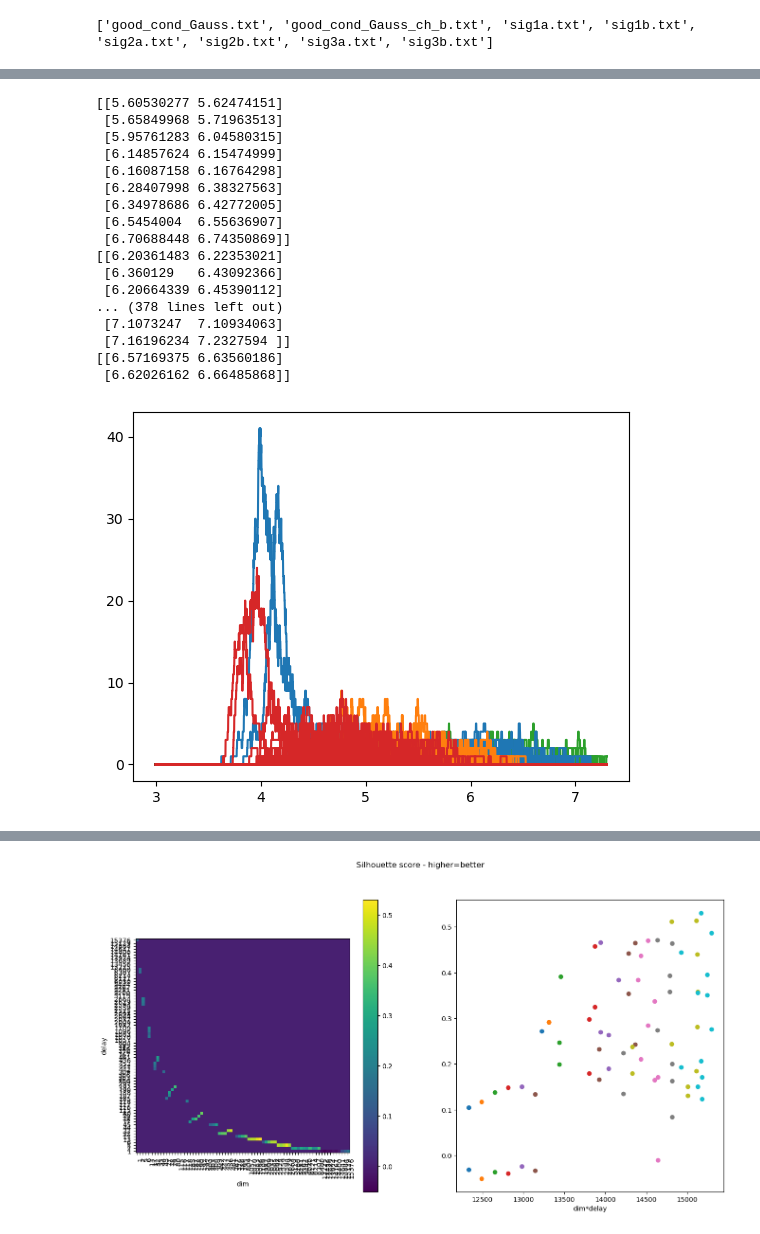
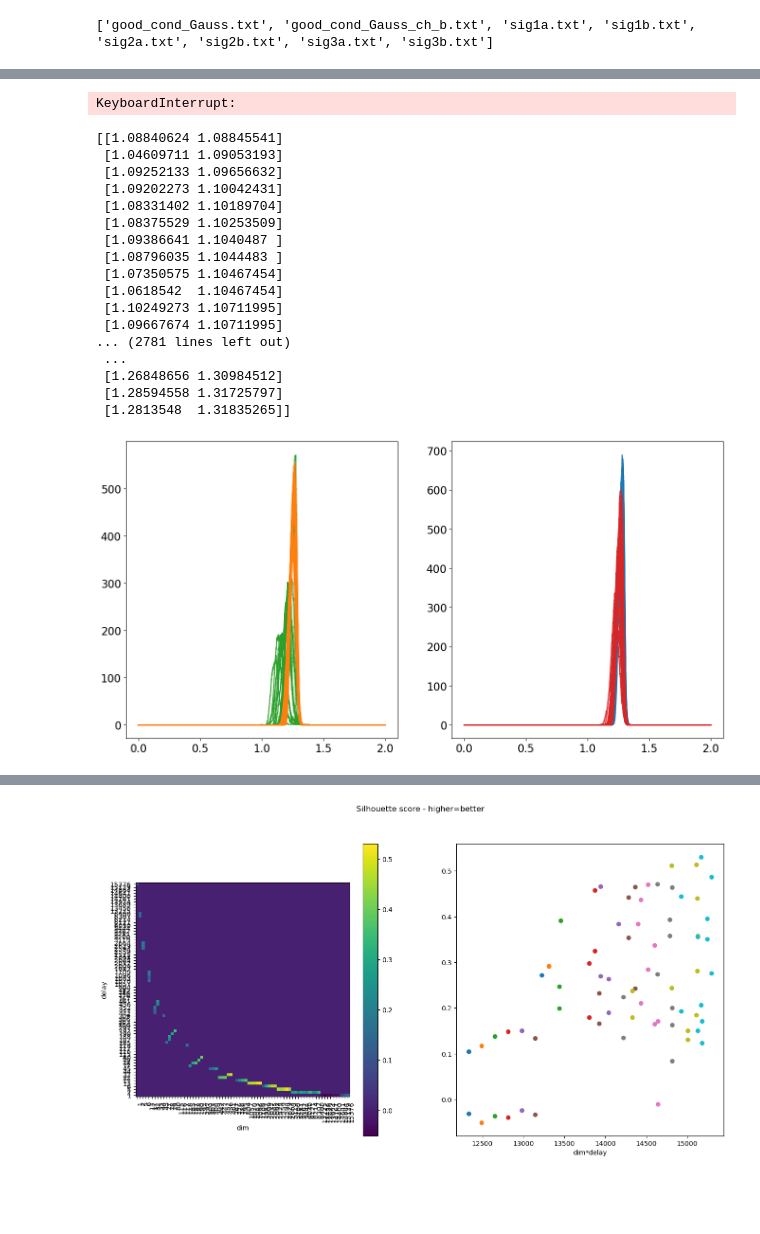
Before and after one commit to nihell/SignalProcessing, a Jupyter notebook: crusher_data.ipynb, the cells around one changed output, grey strips where cells are left out. Saved outputs shown, nothing was run; the diff lists cells and outputs as text; code cells hidden in the pictures; blank space fills up the shorter version.

```diff
--- a/crusher_data.ipynb
+++ b/crusher_data.ipynb
@@ -50,3 +58,9 @@ plt.show()
+# %%
+from gtda.time_series import takens_embedding_optimal_parameters
+tau, dim = takens_embedding_optimal_parameters(signal_list[4],100,100, n_jobs = -1)
+print(tau,dim)
+# %% [output]
+KeyboardInterrupt:
 # %%
 def compute_diagram(data, dim, delay, skip, normalize = True, weighted = True, point_cloud_size = 100):
     tde = TimeDelayEmbedding(dim = dim, delay=delay, skip=skip)
@@ -77,10 +91,10 @@ def compute_diagram(data, dim, delay, skip, normalize = True, weighted = True, p
     pd = st.persistence_intervals_in_dimension(1)
     return pd
 # %%
-n_samples = 30
+n_samples = 10
 norms = np.zeros((len(signal_list),n_samples))
-start = 3
-end = 7.3
+start = 0
+end = 2
 grid = np.linspace(start,end,10000)
 bc = BettiCurve(predefined_grid=grid)
 betti_curves = np.zeros((len(signal_list),n_samples,10000))
@@ -89,9 +103,9 @@ betti_curves = np.zeros((len(signal_list),n_samples,10000))
 
 
 for j in tqdm(range(0,len(signal_list))):
-    scaling_factor =(j+2)*0.5
-    dim = 34#int(90*(1/(scaling_factor)))
-    delay = 463#int(120*(1/(scaling_factor)**2))#int(90*scaling_factor)
+    #scaling_factor =(j+2)*0.5
+    dim = 96#29#105#95#55#132#66#432#int(90*(1/(scaling_factor)))
+    delay = 98#40#97#98#880#50#100#63#452#int(120*(1/(scaling_factor)**2))#int(90*scaling_factor)
 
     #print("Speed {}, dim = {}, delay = {}".format(speeds[j],dim,delay))
 
@@ -99,7 +113,7 @@ for j in tqdm(range(0,len(signal_list))):
     samples = np.array_split(signal_list[j],n_samples)
 
     for k in range(0,len(samples)):
-        pd = compute_diagram(samples[k], dim, delay, skip, point_cloud_size = 100)
+        pd = compute_diagram(samples[k], dim, delay, skip, normalize = True, weighted = False, point_cloud_size = 100)
         if j == 0 or j == 1:
             print(pd)
         #bc = np.array(compute_bc_from_ts(samples[k], dim, delay, skip))
@@ -110,29 +124,32 @@ for j in tqdm(range(0,len(signal_list))):
 
         norms[j,k] = norm
 # %% [output]
-[[5.60530277 5.62474151]
- [5.65849968 5.71963513]
- [5.95761283 6.04580315]
- [6.14857624 6.15474999]
- [6.16087158 6.16764298]
- [6.28407998 6.38327563]
- [6.34978686 6.42772005]
- [6.5454004  6.55636907]
- [6.70688448 6.74350869]]
-[[6.20361483 6.22353021]
- [6.360129   6.43092366]
- [6.20664339 6.45390112]
-... (378 lines left out)
- [7.1073247  7.10934063]
- [7.16196234 7.2327594 ]]
-[[6.57169375 6.63560186]
- [6.62026162 6.66485868]]
+[[1.08840624 1.08845541]
+ [1.04609711 1.09053193]
+ [1.09252133 1.09656632]
+ [1.09202273 1.10042431]
+ [1.08331402 1.10189704]
+ [1.08375529 1.10253509]
+ [1.09386641 1.1040487 ]
+ [1.08796035 1.1044483 ]
+ [1.07350575 1.10467454]
+ [1.0618542  1.10467454]
+ [1.10249273 1.10711995]
+ [1.09667674 1.10711995]
+... (2781 lines left out)
+ ...
+ [1.26848656 1.30984512]
+ [1.28594558 1.31725797]
+ [1.2813548  1.31835265]]
 # %%
-f,ax = plt.subplots()
-for j in [0,1,2,3,4,5,6,7]:
+f,ax = plt.subplots(1,2,figsize=(16,8))
+for j in [0,1,4,5]:
     for k in range(0,len(samples)):
-        ax.plot(grid, betti_curves[j][k], color=colors[j//2])
+        ax[0].plot(grid, betti_curves[j][k], color=colors[j//2])
+for j in [2,3,6,7]:
+    for k in range(0,len(samples)):
+        ax[1].plot(grid, betti_curves[j][k], color=colors[j//2])
 plt.show()
 # %% [output]
-[figure, old version]
+[figure, new version]
 # %%
```
Also changed, not shown: parts of 15 cells of this notebook, 2 other files.
